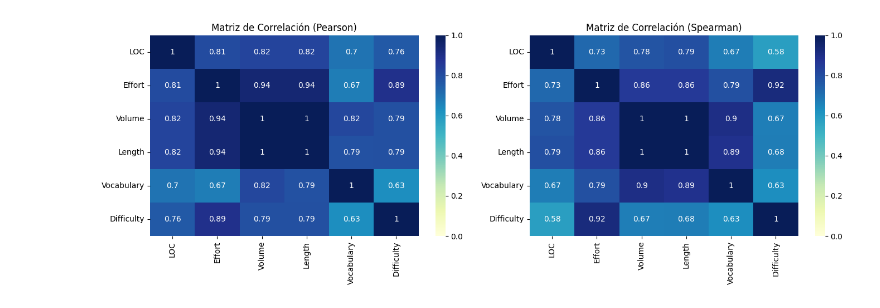
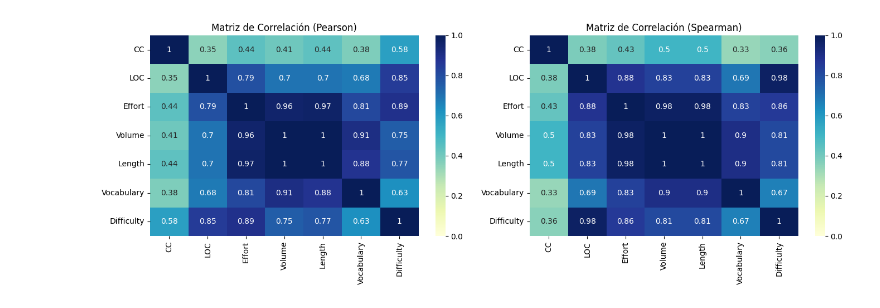
Before and after one commit to Universidad-Cenfotec/quantum-programming-languages-expressiveness, a Jupyter notebook: evaluation/metrics_analysis.ipynb, the cells around one changed output. Drawn from its saved outputs; the diff is of its cells as text; code cells hidden in the pictures.

Commit message:
metrics cirq minor issue

```diff
--- a/evaluation/metrics_analysis.ipynb
+++ b/evaluation/metrics_analysis.ipynb
@@ -17,8 +17,16 @@ class MetricsAnalyzer:
         self.halstead_path = halstead_path
         self.loc_path = loc_path
         self.cc_path = cc_path
+        self.languages = ["cirq", "quapl", "qiskit", "qrisp", "qmod", "q#", "qasm", "classic"]
+        self.algorithm_order = ["deutsch-jotza","bernstein-vazirani","simon","grover"]
+        self.lang_map = {
+            "hosted": ["cirq", "quapl", "qiskit", "qrisp"],
+            "standalone": ["q#", "qmod"],
+            "all": ["cirq", "quapl", "qiskit", "qrisp", "q#", "qmod"]
+        }
         self.df_master = self._build_master_dataframe()
         self.color_map = self._build_color_map()
+
 
     def _clean_algorithm_name(self, name):
         return re.sub(r"^\d{2}[-_]", "", name)
@@ -26,13 +34,14 @@ class MetricsAnalyzer:
     def _build_color_map(self, palette_name="Set3"):
         palette = sns.color_palette(palette_name, n_colors=10)
         palette[1] = to_rgb("#FFFF4B")
-        languages = ["cirq", "quapl", "qiskit", "qrisp", "qmod", "q#", "qasm", "classic"]
+        languages = self.languages
         return {lang: palette[i % len(palette)] for i, lang in enumerate(languages)}
 
     def _build_master_dataframe(self):
         halstead_df = pd.read_csv(self.halstead_path, index_col=0)
         loc_df = pd.read_csv(self.loc_path, index_col=0)
         cc_df = pd.read_csv(self.cc_path, index_col=0)
+
         halstead_df.rename(columns={"Directory": "Language"}, inplace=True)
         loc_melted = loc_df.reset_index().melt(id_vars="index", var_name="Algorithm", value_name="LOC")
         loc_melted.rename(columns={"index": "Language"}, inplace=True)
@@ -58,7 +67,7 @@ class MetricsAnalyzer:
         return self.df_master[self.df_master["Language"].isin(lang_map[language_type])].copy()
 
     def plot_metric_by(self, df, metric="LOC", by="Algorithm", agg="mean", attributes: dict=None):
-        algorithm_order = ["deutsch-jotza","bernstein-vazirani","simon","grover"]
+        algorithm_order = self.algorithm_order
         if by == "Language":
             df_plot = df.groupby("Language")[metric].agg(agg).reset_index()
         else:
@@ -148,6 +157,13 @@ class MetricsAnalyzer:
         return df_average
 
 
+    def mean_data_master(self, df):
+        columns_metrics = [
+            "CC", "LOC", "Vocabulary", "Length", "Volume", "Difficulty", "Effort"]
+        df_average = df.groupby("Language")[columns_metrics].mean().round(2).reset_index()
+        return df_average
+
+
     def plot_radar_chart(self, df, attributes):
         halstead_metrics = ["Vocabulary", "Length", "Volume", "Difficulty", "Effort", "LOC", "CC"]
         df_grouped = df.groupby("Language")[halstead_metrics].mean()
@@ -232,6 +248,7 @@ class MetricsAnalyzer:
                 ax.text(df_grouped[x].iloc[j] + 0.5, df_grouped[y].iloc[j], df_grouped["Language"].iloc[j], fontsize=9)
             ax.set_title(f"{x} vs {y}", fontsize=14)
             ax.grid(True, linestyle='--', alpha=0.6)
+            ax.xaxis.set_major_locator(MaxNLocator(integer=True))
         # Remove any empty subplots
         for j in range(i + 1, len(axs)):
             fig.delaxes(axs[j])
@@ -261,21 +278,17 @@ class MetricsAnalyzer:
         fig = plt.figure(figsize=(6 * cols, 5 * rows))
         gs = GridSpec(rows + 2, cols, figure=fig, height_ratios=[0.1, 0.1] + [1] * rows)
 
-
-        # --- Crear ejes de leyenda ---
         legend_ax1 = fig.add_subplot(gs[0, :])
         legend_ax2 = fig.add_subplot(gs[1, :])
 
-        # --- Crear ejes para los gráficos ---
         axs = []
         for i in range(len(metric_pairs)):
-            r = (i // cols) + 2  # +2 para dejar espacio a leyendas
+            r = (i // cols) + 2
             c = i % cols
             axs.append(fig.add_subplot(gs[r, c]))
 
-        # --- Handles de leyenda ---
+
         legend_marker_size = 15
-
         language_handles = [
             Line2D([0], [0], marker='o', color='w',
                 markerfacecolor=color_map[lang], markersize=legend_marker_size,
@@ -290,7 +303,6 @@ class MetricsAnalyzer:
             for alg in algorithms
         ]
 
-        # --- Graficar los subplots ---
         for i, (x, y) in enumerate(metric_pairs):
             ax = axs[i]
             sns.scatterplot(
@@ -419,0 +432,3 @@ analyzer.df_master
+# %%
+mean_data_master = analyzer.mean_data_master(analyzer.df_master)
+mean_data_master
@@ -639,23 +593,17 @@ plt.show()
 # %%
-# Seleccionamos solo las columnas numéricas relevantes
-metrics = ["LOC", "Effort", "Volume", "Length", "Vocabulary", "Difficulty"]
+df = mean_data_master
+metrics = ["CC","LOC", "Effort", "Volume", "Length", "Vocabulary", "Difficulty"]
 numeric_df = df[metrics]
-
-# Calculamos las matrices de correlación
 pearson_corr_matrix = numeric_df.corr(method="pearson")
 spearman_corr_matrix = numeric_df.corr(method="spearman")
-
-
 plt.figure(figsize=(14, 5))
 plt.subplot(1, 2, 1)
 sns.heatmap(pearson_corr_matrix, annot=True, cmap="YlGnBu", vmin=0, vmax=1)
 plt.title("Matriz de Correlación (Pearson)")
-
 plt.subplot(1, 2, 2)
 sns.heatmap(spearman_corr_matrix, annot=True, cmap="YlGnBu", vmin=0, vmax=1)
 plt.title("Matriz de Correlación (Spearman)")
-
 plt.tight_layout()
 plt.show()
 # %% [output]
-[figure, old version]
+[figure, new version]
```
Also changed, not shown: parts of 11 cells of this notebook, 2 other files.
